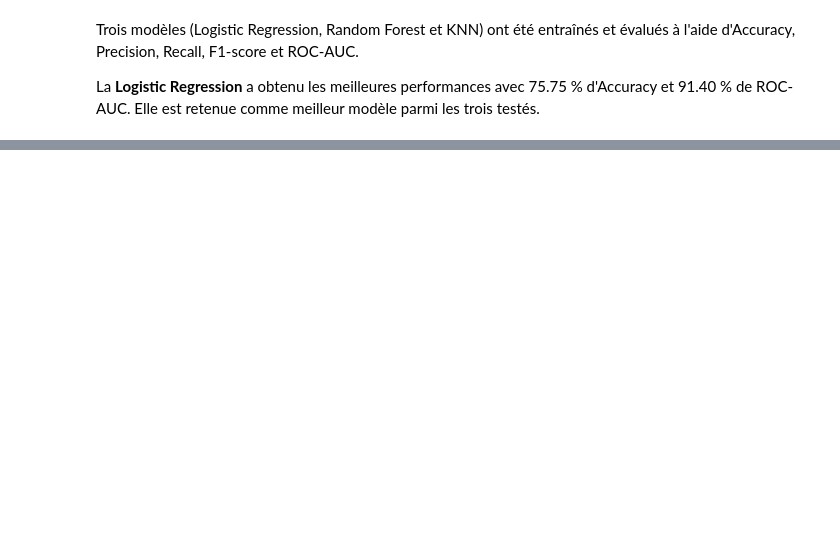
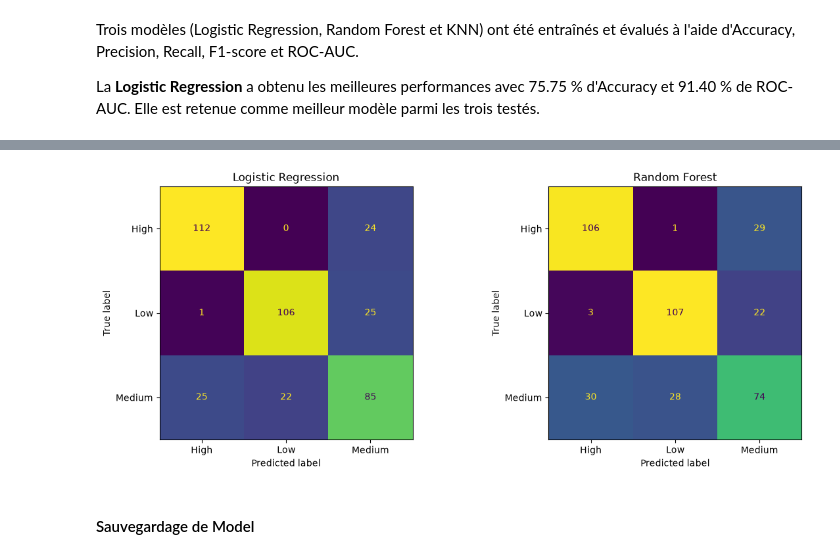
Before and after one commit to MounaSaiss/MindTrack_IA, a Jupyter notebook: Nootbooks/data_exploration_cleaning.ipynb, the cells around one changed output, grey strips where cells are left out. Saved outputs shown, nothing was run; the diff lists cells and outputs as text; code cells hidden in the pictures; blank space fills up the shorter version.

```diff
--- a/Nootbooks/data_exploration_cleaning.ipynb
+++ b/Nootbooks/data_exploration_cleaning.ipynb
@@ -716,0 +793,31 @@ La **Logistic Regression** a obtenu les meilleures performances avec 75.75 % d'A
+# %%
+#Evaluation des modèles optimisés
+best_models = {
+    'Logistic Regression': grid_lr.best_estimator_,
+    'Random Forest': grid_rf.best_estimator_
+}
+
+results_optimized = []
+
+for name, model in best_models.items():
+
+    y_pred = model.predict(X_test)
+    y_proba = model.predict_proba(X_test)
+
+    results_optimized.append({
+        'Model': name,
+        'Accuracy': accuracy_score(y_test, y_pred),
+        'Precision': precision_score(y_test, y_pred, average='macro'),
+        'Recall': recall_score(y_test, y_pred, average='macro'),
+        'F1-Score': f1_score(y_test, y_pred, average='macro'),
+        'ROC-AUC': roc_auc_score(
+            y_test,
+            y_proba,
+            multi_class='ovr',
+            average='macro',
+            labels=model.classes_
+        )
+    })
+
+results_optimized_df = pd.DataFrame(results_optimized)
+results_optimized_df
@@ -716,0 +836,17 @@ La **Logistic Regression** a obtenu les meilleures performances avec 75.75 % d'A
+# %%
+fig, axes = plt.subplots(1, 2, figsize=(14, 5))
+
+for ax, (name, model) in zip(axes, best_models.items()):
+    y_pred = model.predict(X_test)
+
+    ConfusionMatrixDisplay.from_predictions(
+        y_test, y_pred, ax=ax,colorbar=False
+    )
+
+    ax.set_title(name)
+
+plt.show()
+# %% [output]
+[figure, added]
+# %% [markdown]
+#### Sauvegardage de Model
```
Also changed, not shown: parts of 11 cells of this notebook.
